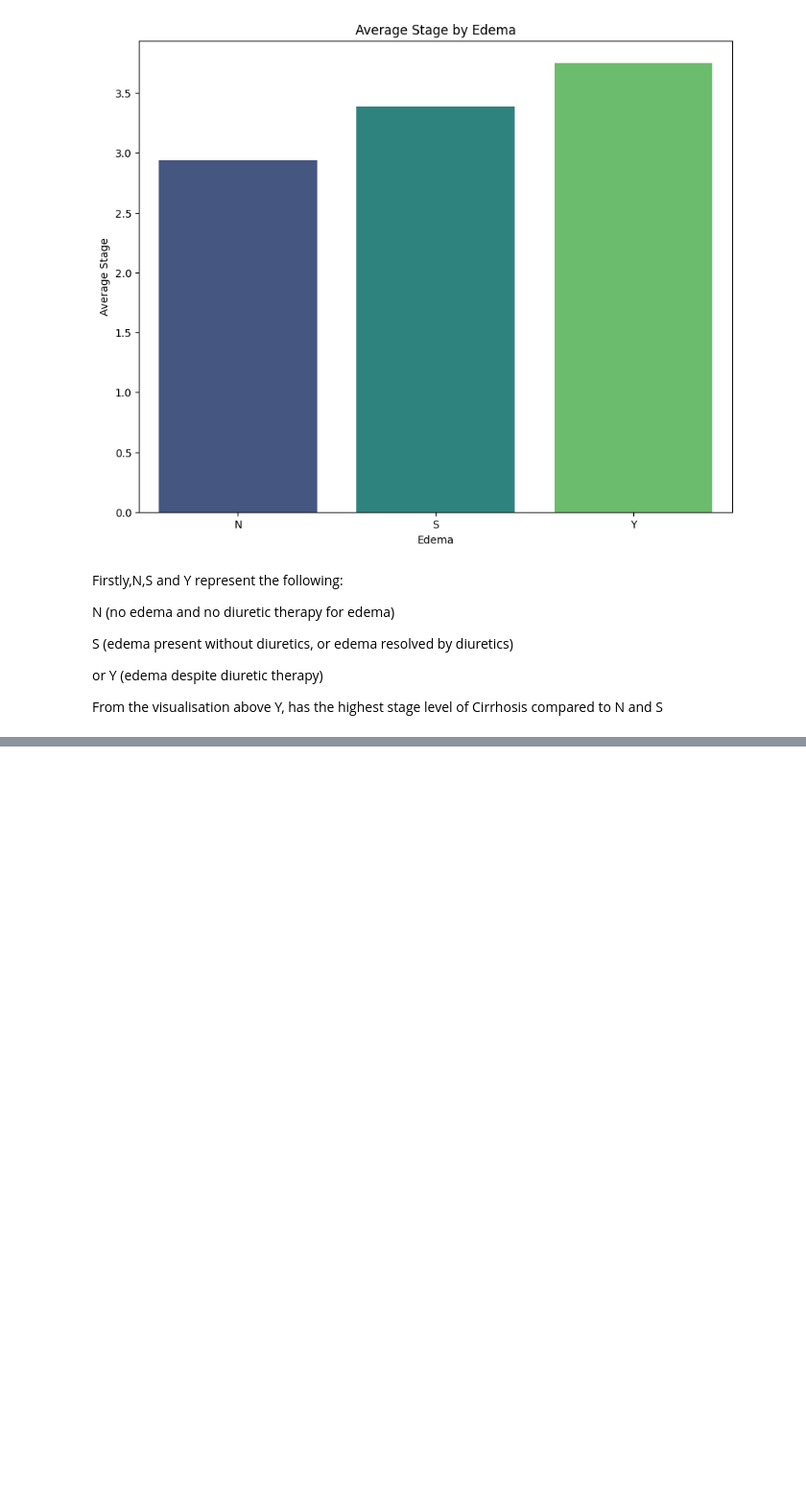
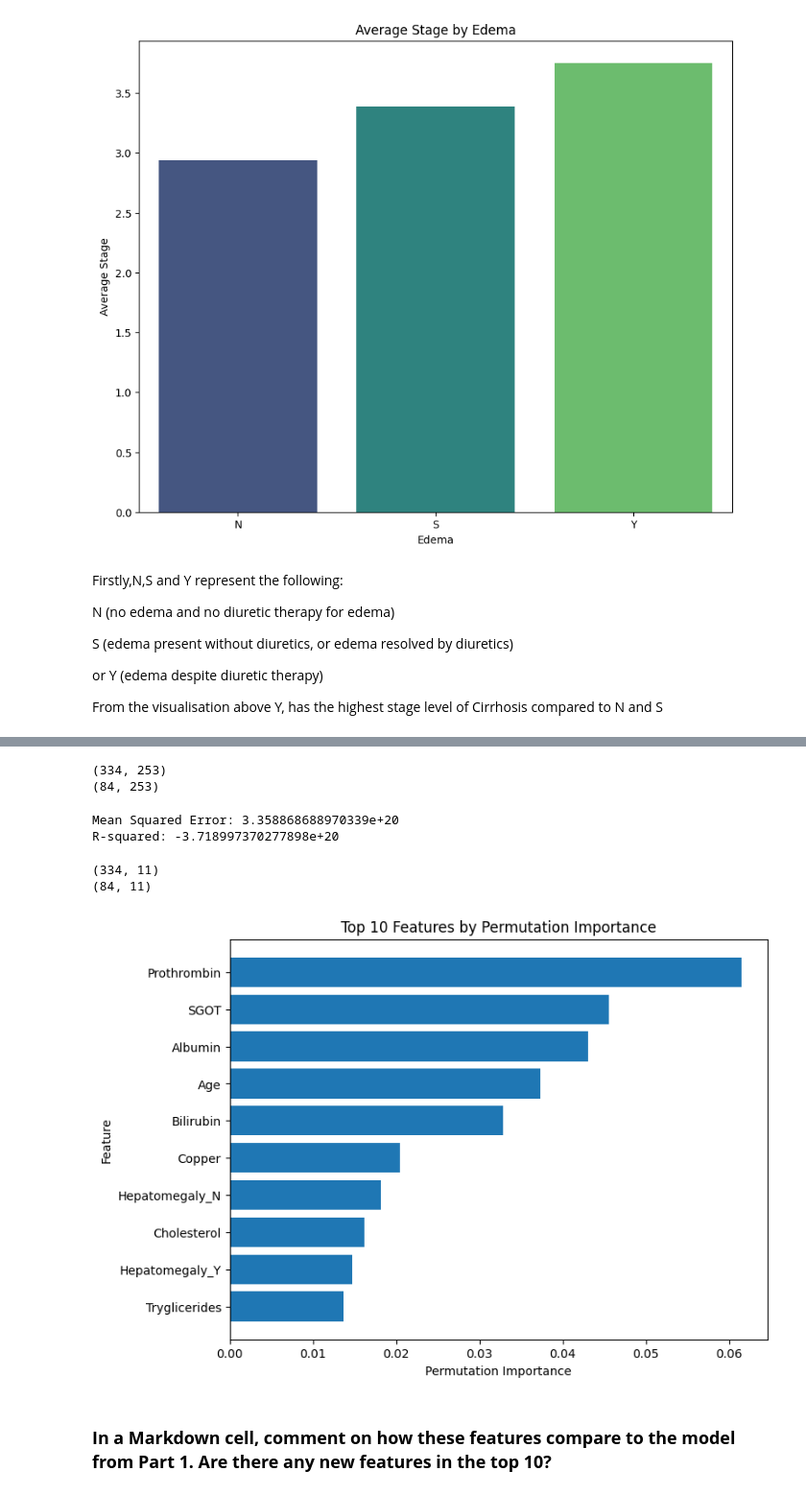
Before and after one commit to Nyakatodianah/Cirrheosis-prediction-in-patients, a Jupyter notebook: Cirrhosis_Prediction.ipynb, the cells around one changed output, grey strips where cells are left out. Shown: that part at 96% size. Cells and saved outputs as stored; diff of their text form; code cells hidden in the pictures; blank space fills up the shorter version.

```diff
--- a/Cirrhosis_Prediction.ipynb
+++ b/Cirrhosis_Prediction.ipynb
@@ -336,0 +375,70 @@ From the visualisation above Y, has the highest stage level of Cirrhosis compare
+# %%
+#Create additional features by applying the feature engineering techniques demonstrated in the LP.
+#polynomial features
+from sklearn.preprocessing import PolynomialFeatures
+poly = PolynomialFeatures(degree=2)
+X_train_poly = poly.fit_transform(X_train)
+X_test_poly = poly.transform(X_test)
+print(X_train_poly.shape)
+print(X_test_poly.shape)
+# %% [output]
+(334, 253)
+(84, 253)
+# %%
+#Fit and evaluate a model with polynomial features
+#linear regression
+from sklearn.linear_model import LinearRegression
+from sklearn.metrics import mean_squared_error, r2_score
+lr = LinearRegression()
+lr.fit(X_train_poly, y_train)
+y_pred = lr.predict(X_test_poly)
+mse = mean_squared_error(y_test, y_pred)
+r2 = r2_score(y_test, y_pred)
+print("Mean Squared Error:", mse)
+print("R-squared:", r2)
+# %% [output]
+Mean Squared Error: 3.358868688970339e+20
+R-squared: -3.718997370277898e+20
+# %%
+#apply feature selection
+#embeded
+from sklearn.feature_selection import SelectFromModel
+from sklearn.ensemble import RandomForestRegressor
+rf = RandomForestRegressor(n_estimators=100, random_state=42)
+rf.fit(X_train, y_train)
+selector = SelectFromModel(rf, prefit=True)
+##Fit and evaluate a final model using the selected features. Compare it with previous models.
+X_train_selected = selector.fit_transform(X_train)
+X_test_selected = selector.transform(X_test)
+print(X_train_selected.shape)
+print(X_test_selected.shape)
+# %% [output]
+(334, 11)
+(84, 11)
+# %%
+#Extract and visualize the top 10 features using permutation importance
+from sklearn.inspection import permutation_importance
+from matplotlib import pyplot as plt
+import numpy as np
+
+# Calculate permutation importance
+perm_importance = permutation_importance(rf, X_test, y_test, n_repeats=10, random_state=42)
+
+# Get feature importances and their corresponding feature names
+importances = perm_importance.importances_mean
+features = X_test.columns
+
+# Sort features by importance
+sorted_idx = np.argsort(importances)[-10:]  # Get indices of top 10 features
+
+# Visualize the top 10 features
+plt.figure(figsize=(8, 6))
+plt.barh(features[sorted_idx], importances[sorted_idx])
+plt.xlabel('Permutation Importance')
+plt.ylabel('Feature')
+plt.title('Top 10 Features by Permutation Importance')
+plt.show()
+# %% [output]
+[figure, added]
+# %% [markdown]
+### **In a Markdown cell, comment on how these features compare to the model from Part 1. Are there any new features in the top 10?**
```
Also changed, not shown: parts of 8 cells of this notebook.
